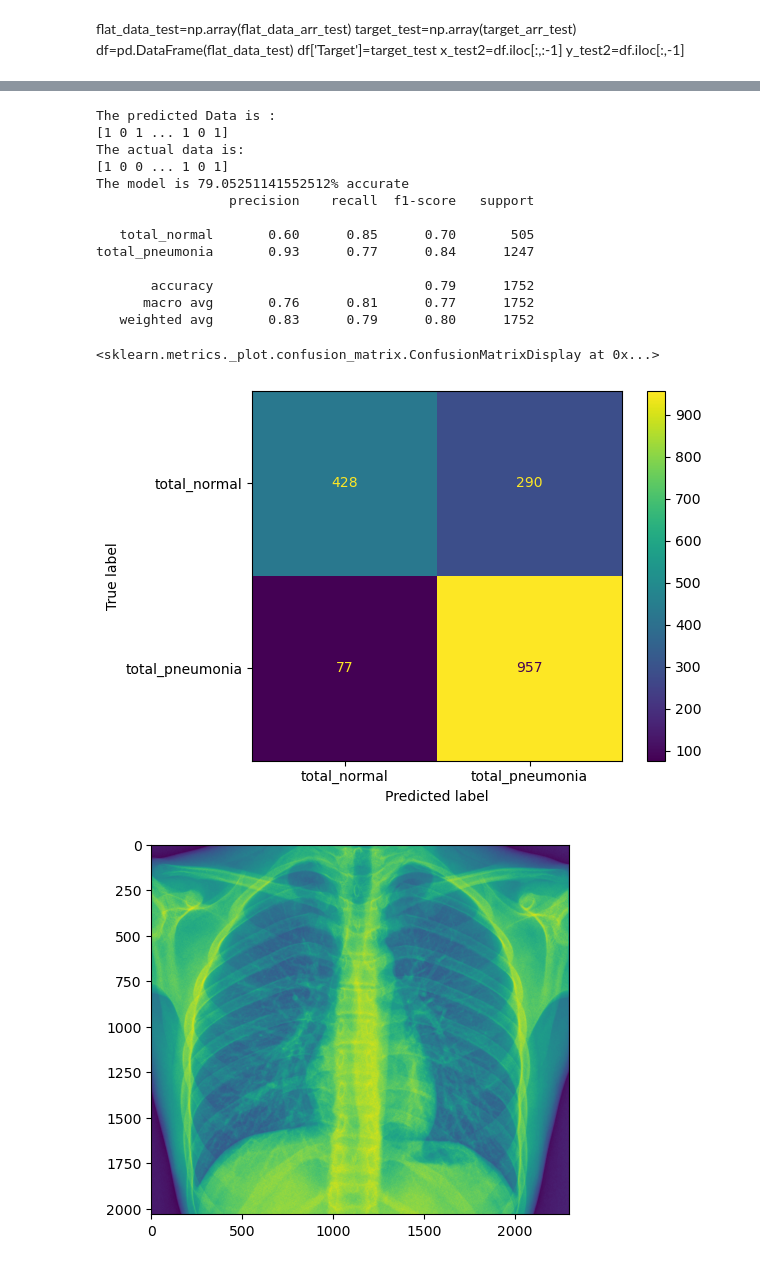
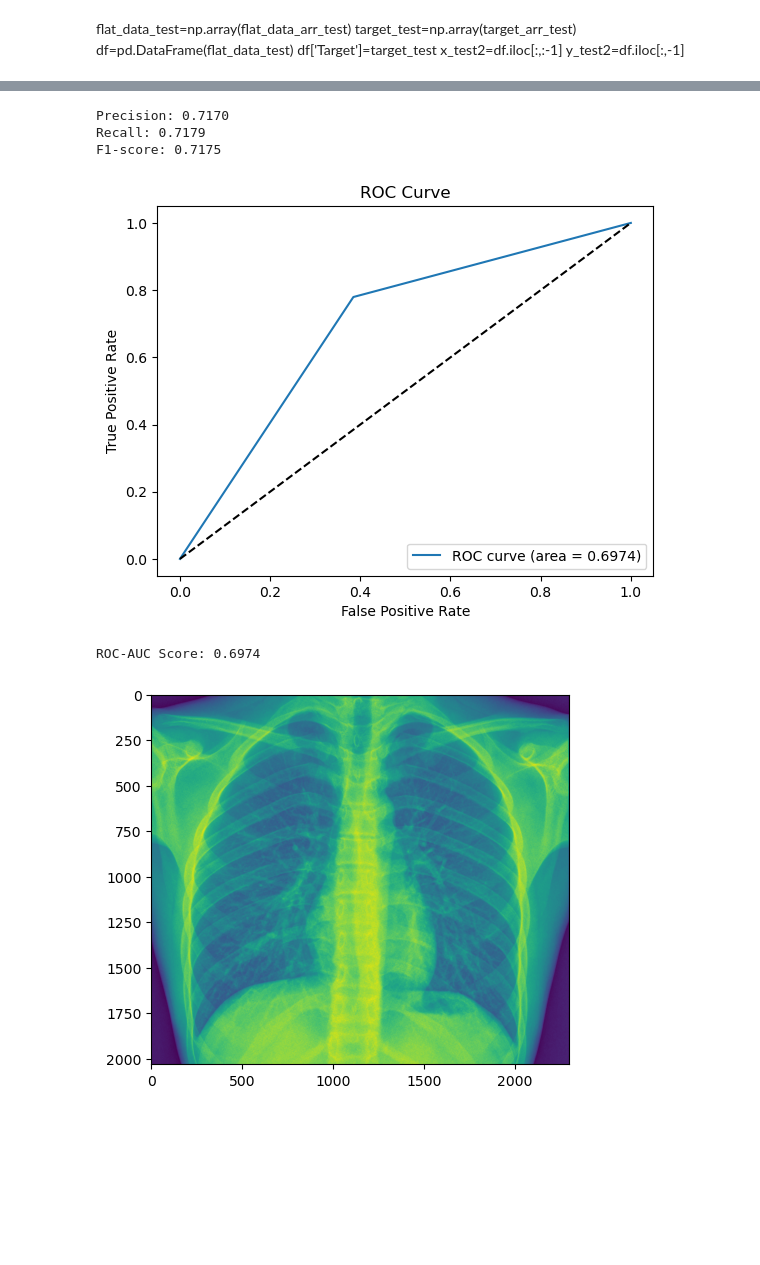
Before and after one commit to sauvik-d/Medical_Image_Analysis, a Jupyter notebook: models_on_imbalanced/Naive Bayes Classification.ipynb, the cells around one changed output, grey strips where cells are left out. Drawn from its saved outputs; the diff is of its cells as text; code cells hidden in the pictures; blank space fills up the shorter version.

```diff
--- a/models_on_imbalanced/Naive Bayes Classification.ipynb
+++ b/models_on_imbalanced/Naive Bayes Classification.ipynb
@@ -197,30 +129,0 @@ total_pneumonia       0.93      0.77      0.84      1247
-# %%
-# for Multinomial NB
-
-
-y_pred=model_Multi.predict(x_test)
-print("The predicted Data is :")
-print(y_pred)
-print("The actual data is:")
-print(np.array(y_test))
-print(f"The model is {accuracy_score(y_pred,y_test)*100}% accurate")
-print(classification_report(y_test, y_pred, target_names=Categories))
-cm = confusion_matrix(y_pred, y_test)
-disp = ConfusionMatrixDisplay(confusion_matrix=cm, display_labels=Categories)
-disp.plot()
-# %% [output]
-The predicted Data is :
-[1 0 1 ... 1 0 1]
-The actual data is:
-[1 0 0 ... 1 0 1]
-The model is 79.05251141552512% accurate
-                 precision    recall  f1-score   support
-
-   total_normal       0.60      0.85      0.70       505
-total_pneumonia       0.93      0.77      0.84      1247
-
-       accuracy                           0.79      1752
-      macro avg       0.76      0.81      0.77      1752
-   weighted avg       0.83      0.79      0.80      1752
-<sklearn.metrics._plot.confusion_matrix.ConfusionMatrixDisplay at 0x...>
-[figure, removed]
@@ -227,3 +132,33 @@ total_pneumonia       0.93      0.77      0.84      1247
+# %%
+precision = precision_score(y_test, y_pred, average='weighted')
+recall = recall_score(y_test, y_pred, average='weighted')
+f1 = f1_score(y_test, y_pred, average='weighted')
+
+print(f"Precision: {precision:.4f}")
+print(f"Recall: {recall:.4f}")
+print(f"F1-score: {f1:.4f}")
+
+# Compute ROC-AUC Curve
+fpr, tpr, _ = roc_curve(y_test, y_pred)
+roc_auc = roc_auc_score(y_test, y_pred)
+
+# Plot ROC Curve
+plt.figure()
+plt.plot(fpr, tpr, label=f'ROC curve (area = {roc_auc:.4f})')
+plt.plot([0, 1], [0, 1], 'k--')  # Diagonal line
+plt.xlabel('False Positive Rate')
+plt.ylabel('True Positive Rate')
+plt.title('ROC Curve')
+plt.legend(loc="lower right")
+plt.show()
+
+print(f"ROC-AUC Score: {roc_auc:.4f}")
+# %% [output]
+Precision: 0.7170
+Recall: 0.7179
+F1-score: 0.7175
+[figure, added]
+ROC-AUC Score: 0.6974
 # %%
 url=input('Enter URL of Image :')
 img=imread(url)
```
Also changed, not shown: parts of 25 cells of this notebook.
